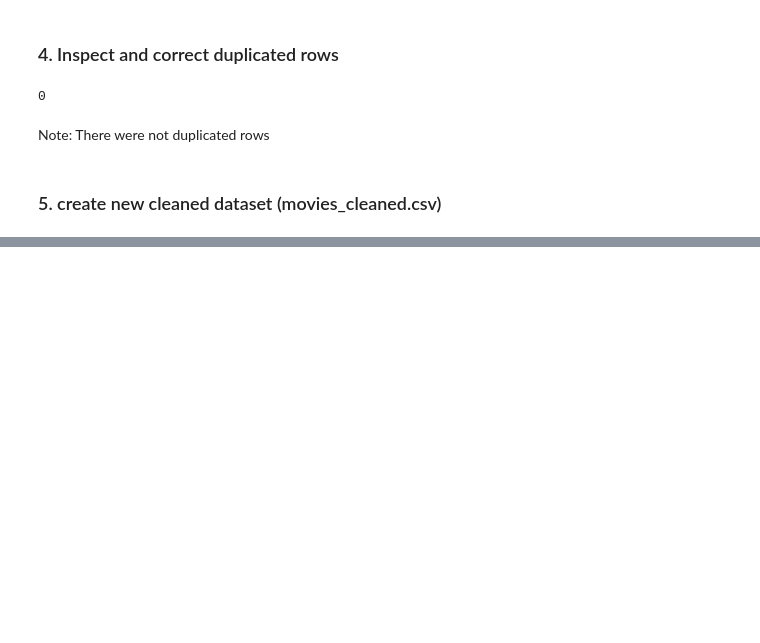
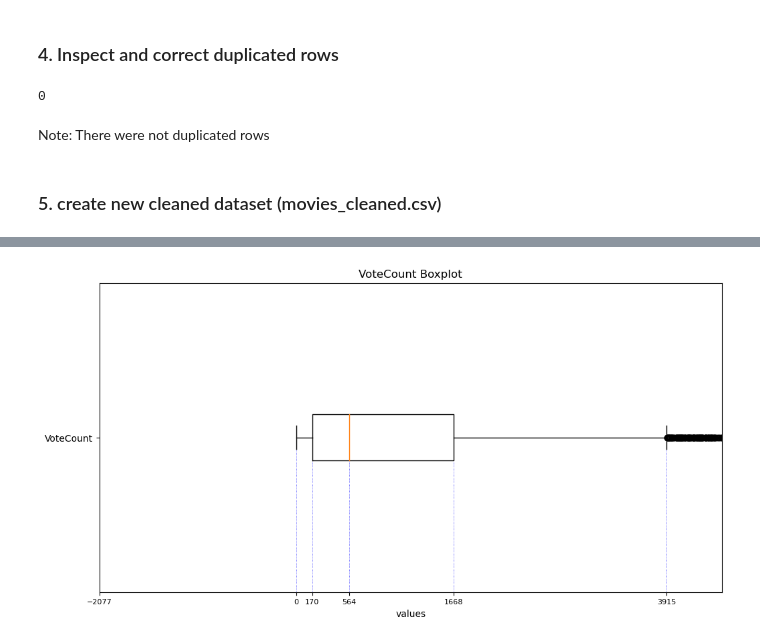
Before and after one commit to mlgomez0/advanced_python_project, a Jupyter notebook: notebooks/movies.ipynb, the cells around one changed output, grey strips where cells are left out. Saved outputs shown, nothing was run; the diff lists cells and outputs as text; code cells hidden in the pictures; blank space fills up the shorter version.

```diff
--- a/notebooks/movies.ipynb
+++ b/notebooks/movies.ipynb
@@ -724,0 +789,5 @@ Index(['Id', 'OriginalLanguage', 'OriginalTitle', 'Overview', 'Popularity',
+# %%
+# VoteCount Boxplot
+create_box_plot(numerical_df['VoteCount'], 'VoteCount', 0, 4500)
+# %% [output]
+[figure, added]
```
Also changed, not shown: parts of 15 cells of this notebook, 2 other files.
